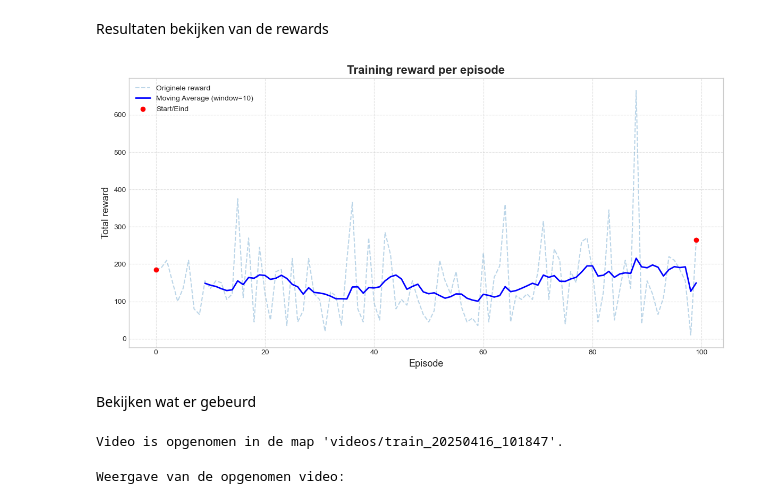
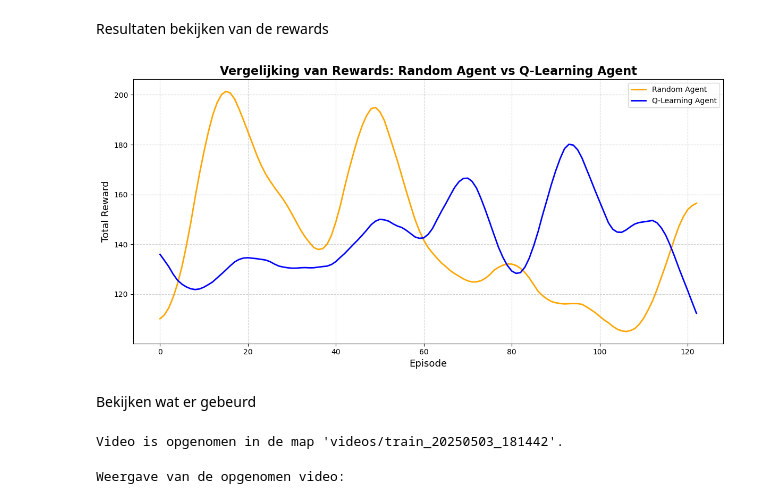
Before and after one commit to Tommi7/Space-Invader-Agents, a Jupyter notebook: notebook/portfolio.ipynb, the cells around one changed output. Drawn from its saved outputs; the diff is of its cells as text; code cells hidden in the pictures.

Commit message:
Rapport, Agent aangepast en hyperparemet evaluatie

```diff
--- a/notebook/portfolio.ipynb
+++ b/notebook/portfolio.ipynb
@@ -111,6 +113,9 @@ from src.utils import discretize_state
 # %%
-n_episodes = 100
+n_episodes = 150
 bins = 10
+# Random agent
+random_rewards, random_agent = train_agent(n_episodes=n_episodes, bins=bins, use_random=True)
 
-rewards, agent = train_agent(n_episodes=n_episodes, bins=bins, use_random=False)
+# Q-learning agent
+qlearning_rewards, qlearning_agent = train_agent(n_episodes=n_episodes, bins=bins, use_random=False)
 # %% [output]
@@ -142,26 +167,27 @@ Training afgerond.
 # %% [markdown]
 Resultaten bekijken van de rewards
 # %%
+
+
+# rewards for better visualization
 window = 10
-rewards_smooth = np.convolve(rewards, np.ones(window)/window, mode='valid')
+random_rewards = np.convolve(random_rewards, np.ones(window)/window, mode='valid')
+qlearning_rewards = np.convolve(qlearning_rewards, np.ones(window)/window, mode='valid')
 
+# Plot
 plt.figure(figsize=(12, 6))
-plt.plot(rewards, alpha=0.3, label="Originele reward", linestyle='--')
-plt.plot(np.arange(window - 1, len(rewards)), rewards_smooth, color='blue', label=f"Moving Average (window={window})", linewidth=2)
+plt.plot(np.arange(len(random_rewards)), random_rewards, label="Random Agent", color='orange', linewidth=2)
+plt.plot(np.arange(len(qlearning_rewards)), qlearning_rewards, label="Q-Learning Agent", color='blue', linewidth=2)
 
-plt.scatter([0, len(rewards)-1], [rewards[0], rewards[-1]], color='red', zorder=5, label="Start/Eind")
-
-plt.title("Training reward per episode", fontsize=16, fontweight='bold')
+plt.title("Vergelijking van Rewards: Random Agent vs Q-Learning Agent", fontsize=16, fontweight='bold')
 plt.xlabel("Episode", fontsize=13)
-plt.ylabel("Total reward", fontsize=13)
+plt.ylabel("Total Reward", fontsize=13)
+plt.legend()
 plt.grid(True, linestyle='--', alpha=0.6)
-plt.legend()
 plt.tight_layout()
-plt.style.use("seaborn-v0_8-whitegrid")
-
 plt.show()
 # %% [output]
-[figure, old version]
+[figure, new version]
 # %% [markdown]
 Bekijken wat er gebeurd
 # %%
@@ -179,12 +205,12 @@ state = discretize_state(state, bins)
 done = False
 
 while not done:
-    action = agent.choose_action(state)
+    action = qlearning_agent.choose_action(state)
     next_state, reward, done, truncated, info = env.step(action)
     state = discretize_state(next_state, bins)
 
 env.close()
 print(f"Video is opgenomen in de map '{video_folder}'.")
 # %% [output]
-Video is opgenomen in de map 'videos/train_20250416_101847'.
+Video is opgenomen in de map 'videos/train_20250503_181442'.
 # %%
```
Also changed, not shown: parts of 6 cells of this notebook, 5 other files.
